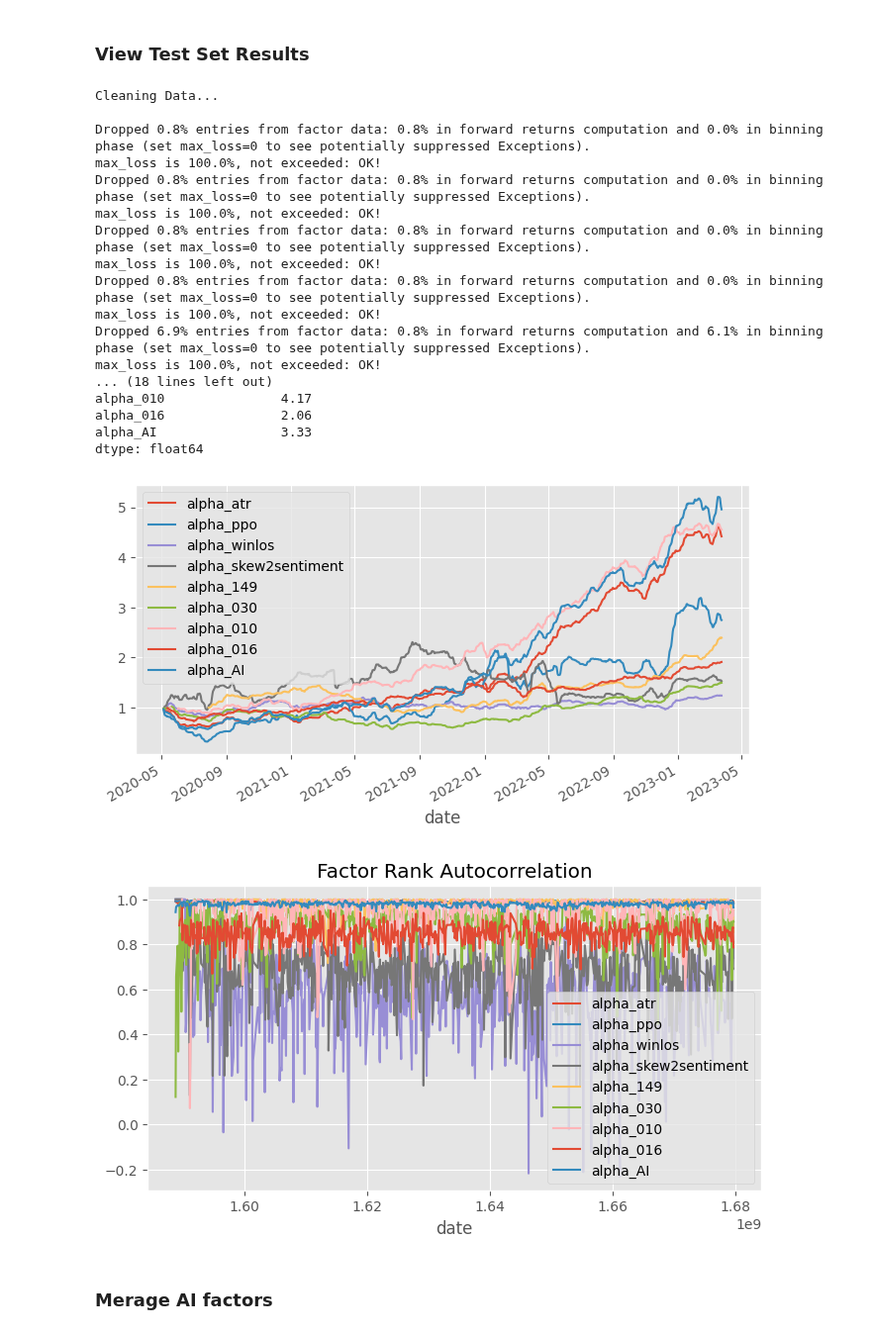
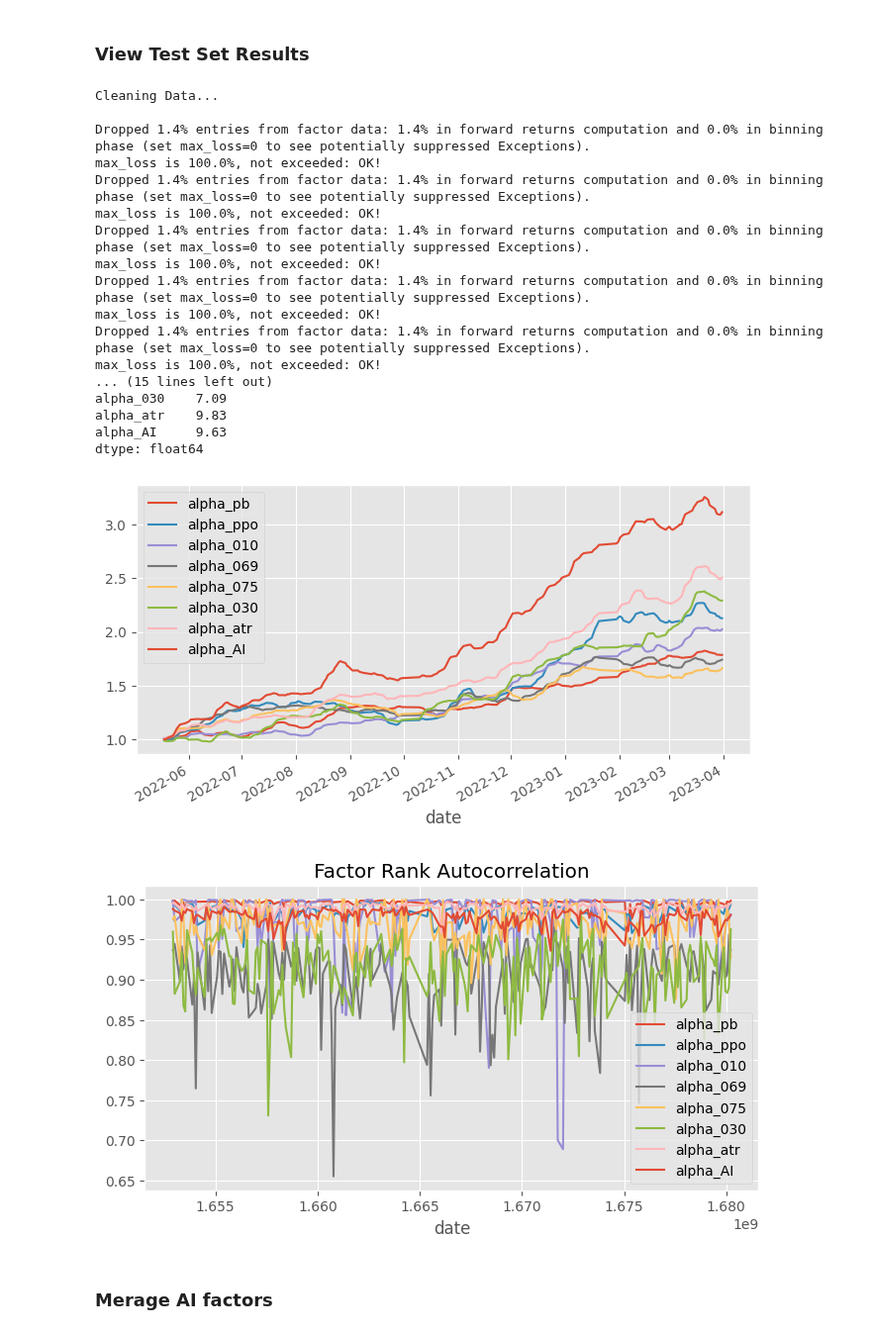
Before and after one commit to JiaRuiming-1/AI-Trading, a Jupyter notebook: P7_Backtesting/RandomForest_Combine_Factor.ipynb, the cells around one changed output. Shown at 99% size. Saved outputs shown, nothing was run; the diff lists cells and outputs as text; code cells hidden in the pictures.

```diff
--- a/P7_Backtesting/RandomForest_Combine_Factor.ipynb
+++ b/P7_Backtesting/RandomForest_Combine_Factor.ipynb
@@ -167,7 +172,7 @@ clf_parameters = {
     'oob_score': True,
     'n_jobs': -1,
     'random_state': 0}
-n_trees_l = [20,50,80,100]
+n_trees_l = [20,50,70]
 # %% [markdown]
 ### Pick Important Features by Random Forest
 # %%
@@ -241,7 +246,7 @@ class NoOverlapVoter(VotingClassifier):
             )
         return estimators_
 
-    def __init__(self, estimator, voting='soft', n_skip_samples=3):
+    def __init__(self, estimator, voting='soft', n_skip_samples=5):
         # List of estimators for all the subsets of data
         estimators = [('clf'+str(i), estimator) for i in range(n_skip_samples + 1)]
 
@@ -274,7 +279,7 @@ clf_parameters = {
     'n_jobs': -1,
     'random_state': 0}
 
-n_trees_l = [20, 40, 80, 100]
+n_trees_l = [40, 80, 100, 120]
 
 train_score = []
 valid_score = []
@@ -430,7 +427,7 @@ clf_parameters = {
     'n_jobs': -1,
     'random_state': 0}
 
-n_trees = 100
+n_trees = 105
 
 train_score = []
 valid_score = []
@@ -481,33 +478,33 @@ dtype: float64
 ### View Test Set Results
 # %%
 factor_names = [
-                'alpha_atr',  'alpha_ppo',
-                'alpha_winlos', 'alpha_skew2sentiment',
-                'alpha_149', 'alpha_030', 'alpha_010', 'alpha_016'
+            'alpha_pb', 'alpha_ppo',
+            'alpha_010', 'alpha_069', 'alpha_075',
+            'alpha_030', 'alpha_atr',
            ]
-tmp = pd.concat([X_train, X_valid])
-tmp = pd.concat([tmp, X_test])
+#tmp = pd.concat([X_train, X_valid])
+tmp = pd.concat([X_valid, X_test])
 show_sample_results(all_factors, tmp, clf_nov, factor_names, pricing=all_pricing)
 # %% [output]
 Cleaning Data...
 
-Dropped 0.8% entries from factor data: 0.8% in forward returns computation and 0.0% in binning phase (set max_loss=0 to see potentially suppressed Exceptions).
+Dropped 1.4% entries from factor data: 1.4% in forward returns computation and 0.0% in binning phase (set max_loss=0 to see potentially suppressed Exceptions).
 max_loss is 100.0%, not exceeded: OK!
-Dropped 0.8% entries from factor data: 0.8% in forward returns computation and 0.0% in binning phase (set max_loss=0 to see potentially suppressed Exceptions).
+Dropped 1.4% entries from factor data: 1.4% in forward returns computation and 0.0% in binning phase (set max_loss=0 to see potentially suppressed Exceptions).
 max_loss is 100.0%, not exceeded: OK!
-Dropped 0.8% entries from factor data: 0.8% in forward returns computation and 0.0% in binning phase (set max_loss=0 to see potentially suppressed Exceptions).
+Dropped 1.4% entries from factor data: 1.4% in forward returns computation and 0.0% in binning phase (set max_loss=0 to see potentially suppressed Exceptions).
 max_loss is 100.0%, not exceeded: OK!
-Dropped 0.8% entries from factor data: 0.8% in forward returns computation and 0.0% in binning phase (set max_loss=0 to see potentially suppressed Exceptions).
+Dropped 1.4% entries from factor data: 1.4% in forward returns computation and 0.0% in binning phase (set max_loss=0 to see potentially suppressed Exceptions).
 max_loss is 100.0%, not exceeded: OK!
-Dropped 6.9% entries from factor data: 0.8% in forward returns computation and 6.1% in binning phase (set max_loss=0 to see potentially suppressed Exceptions).
+Dropped 1.4% entries from factor data: 1.4% in forward returns computation and 0.0% in binning phase (set max_loss=0 to see potentially suppressed Exceptions).
 max_loss is 100.0%, not exceeded: OK!
-... (18 lines left out)
-alpha_010               4.17
-alpha_016               2.06
-alpha_AI                3.33
+... (15 lines left out)
+alpha_030    7.09
+alpha_atr    9.83
+alpha_AI     9.63
 dtype: float64
-[figure, old version]
+[figure, new version]
-[figure, old version]
+[figure, new version]
 # %% [markdown]
 ### Merage AI factors
 # %%
```
Also changed, not shown: parts of 22 cells of this notebook, 1 other file.
